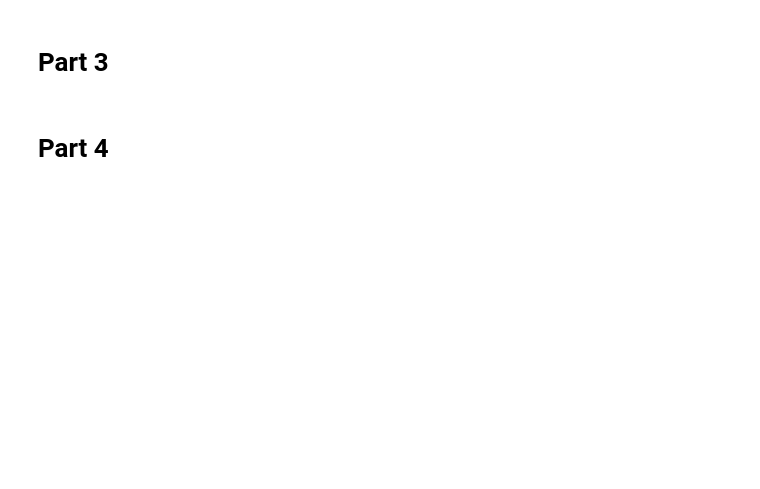
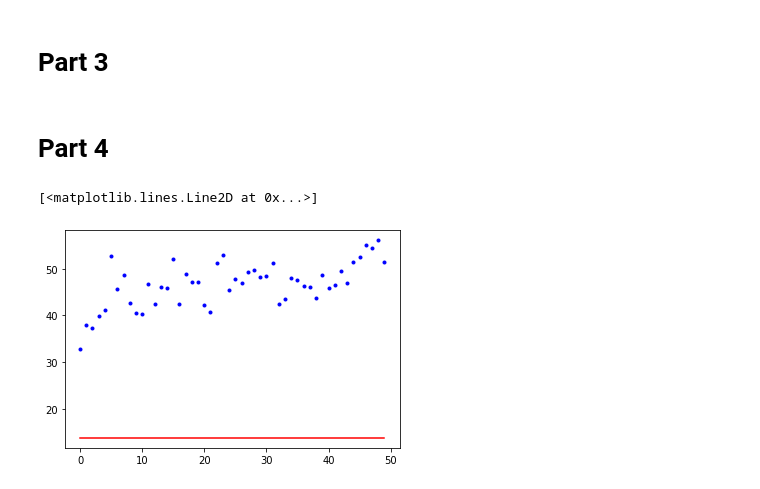
Before and after one commit to kyle-nguyennn/wqu-computational-finance, a Jupyter notebook: week5/Week 5.ipynb, the cells around one changed output. Drawn from its saved outputs; the diff is of its cells as text; code cells hidden in the pictures; blank space fills up the shorter version.

```diff
--- a/week5/Week 5.ipynb
+++ b/week5/Week 5.ipynb
@@ -215,4 +208,20 @@ plt.show()
 # %% [markdown]
 # Part 3
+# %%
+price_estimate = []
+price_std = []
+
+for size in sample_sizes:
+    S_Ts = share_price_paths[size].iloc[12, :]
+    payoff = np.max(S_Ts - K, 0)
+    discounted_price = np.exp(-r*T)*payoff
+    price_estimate.append(discounted_price.mean())
+    price_std.append(discounted_price.std()/np.sqrt(size))
 # %% [markdown]
 # Part 4
+# %%
+plt.plot([fourier_call_val]*50, 'r', label='Fourier Call price')
+plt.plot(price_estimate, '.b', label='Monte Carlo estimates')
+# %% [output]
+[<matplotlib.lines.Line2D at 0x...>]
+[figure, added]
```
Also changed, not shown: parts of 4 cells of this notebook.
